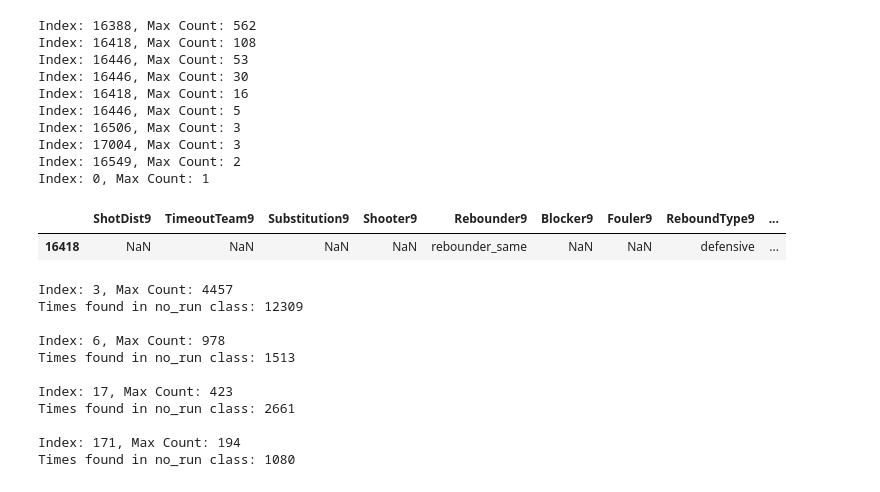
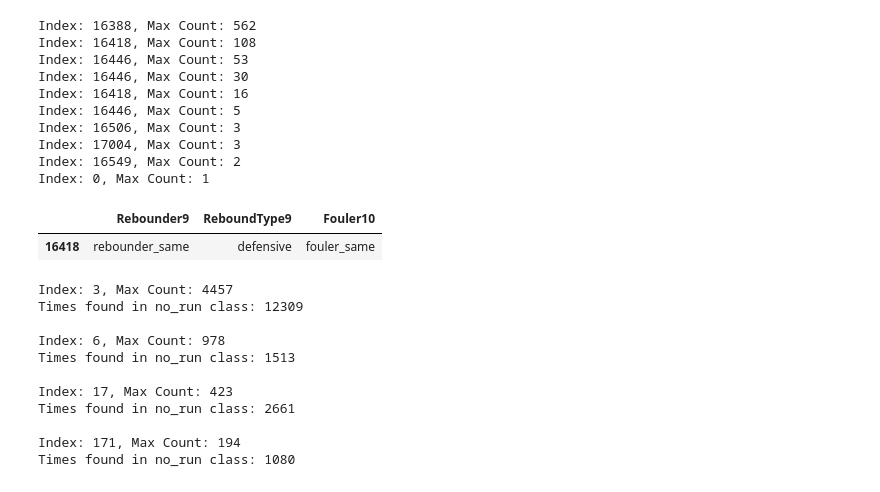
Before and after one commit to isevr/NBA_runs_prediction, a Jupyter notebook: seq_min.ipynb, the cells around one changed output. Drawn from its saved outputs; the diff is of its cells as text; code cells hidden in the pictures.

```diff
--- a/seq_min.ipynb
+++ b/seq_min.ipynb
@@ -43,7 +134,7 @@ combined_df
 | 292446 | 3pt | NaN | NaN | shooter_away | NaN | NaN | NaN | NaN | ... |
 292447 rows × 111 columns
 # %%
-combined_df = combined_df.replace({'home': 'same', 'away': 'opponent'}, regex=True)
+combined_df = combined_df.replace({'home': 'same', 'away': 'other'}, regex=True)
 combined_df
 # %% [output]
 |  | ShotDist1 | TimeoutTeam1 | Substitution1 | Shooter1 | Rebounder1 | Blocker1 | Fouler1 | ReboundType1 | ... |
@@ -139,10 +230,10 @@ Index: 17004, Max Count: 3
 Index: 16549, Max Count: 2
 Index: 0, Max Count: 1
 # %%
-combined_df.iloc[16418, -23:-1].to_frame().T
+combined_df.iloc[16418, -23:-1].to_frame().dropna().T
 # %% [output]
-|  | ShotDist9 | TimeoutTeam9 | Substitution9 | Shooter9 | Rebounder9 | Blocker9 | Fouler9 | ReboundType9 | ... |
-| 16418 | NaN | NaN | NaN | NaN | rebounder_same | NaN | NaN | defensive | ... |
+|  | Rebounder9 | ReboundType9 | Fouler10 |
+| 16418 | rebounder_same | defensive | fouler_same |
 # %%
 import pandas as pd
 import time
```
Also changed, not shown: parts of 5 cells of this notebook.
